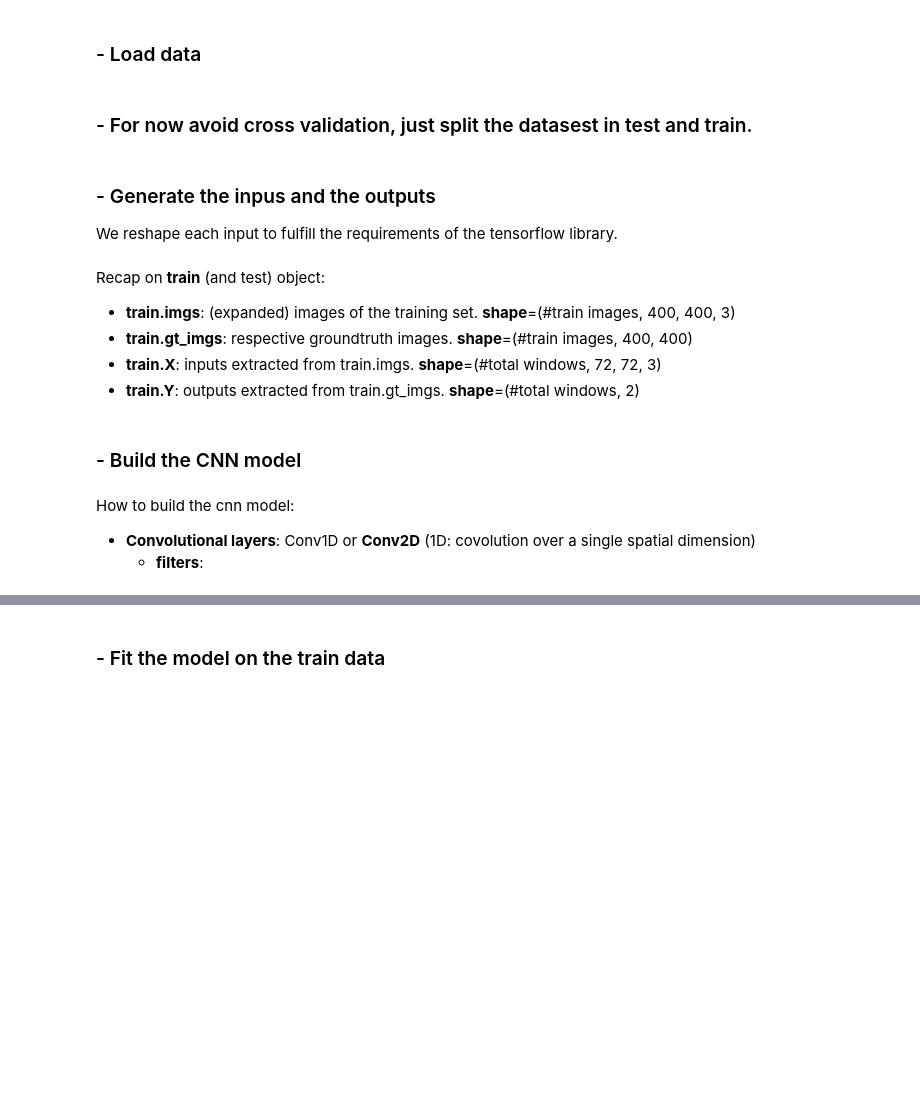
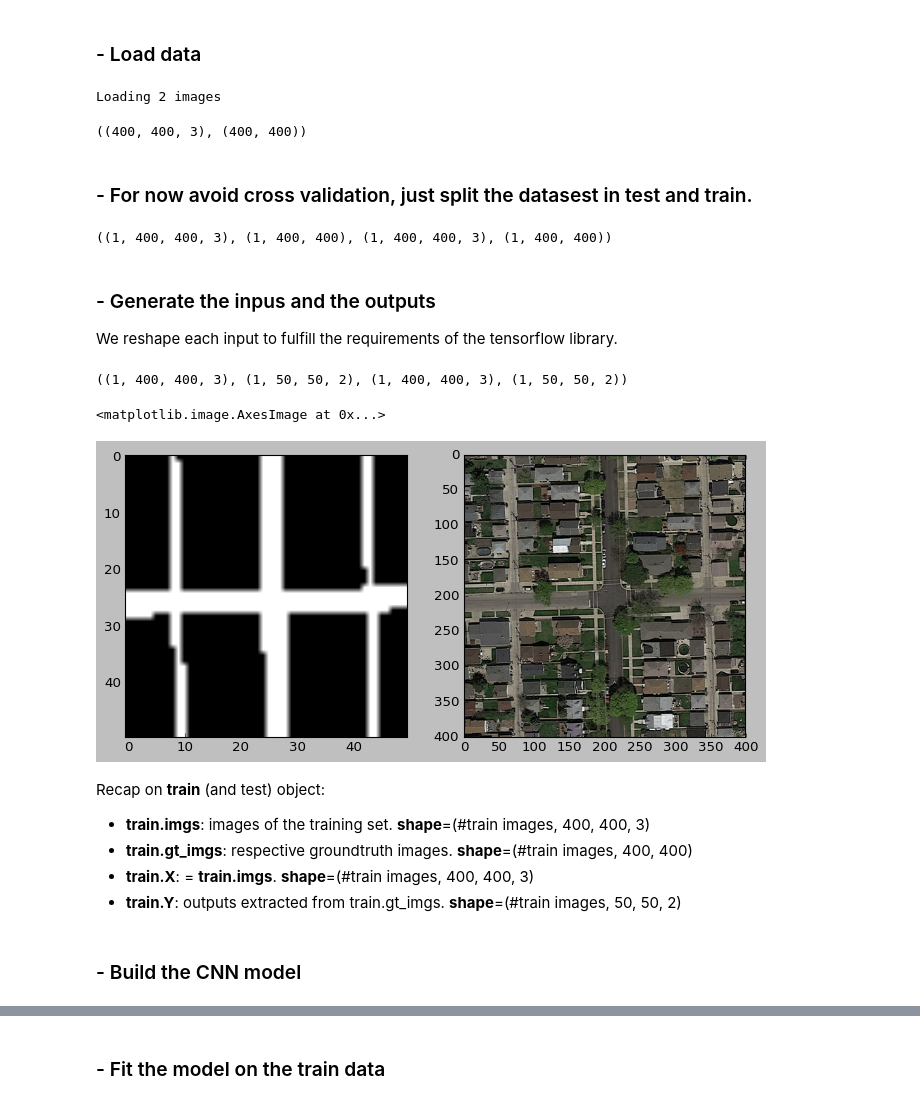
Before and after one commit to NiccoloSacchi/road-segmentation, a Jupyter notebook: scripts/segment_aerial_images_cnn_nic_2.ipynb, the cells around one changed output, grey strips where cells are left out. Saved outputs shown, nothing was run; the diff lists cells and outputs as text; code cells hidden in the pictures; blank space fills up the shorter version.

Commit message:
implemented cnn. todo: how to feed variable sized images?

```diff
--- a/scripts/segment_aerial_images_cnn_nic_2.ipynb
+++ b/scripts/segment_aerial_images_cnn_nic_2.ipynb
@@ -28,17 +33,22 @@ The goal here is to use the CNN to reduce the size of the input image to obtain
 ### - Load data
 # %%
 # Loaded a set of images
-n = 20
+n = 2
 
 imgs, gt_imgs = load_images(n)
 
 imgs[0].shape, gt_imgs[0].shape
+# %% [output]
+Loading 2 images
+((400, 400, 3), (400, 400))
 # %% [markdown]
 ### - For now avoid cross validation, just split the datasest in test and train.
 # %%
-train_ratio = 0.8
+train_ratio = 0.5
 train, test = split_train_test(imgs, gt_imgs, train_ratio=train_ratio, seed=1)
 train.imgs.shape, train.gt_imgs.shape, test.imgs.shape, test.gt_imgs.shape
+# %% [output]
+((1, 400, 400, 3), (1, 400, 400), (1, 400, 400, 3), (1, 400, 400))
 # %% [markdown]
 ### - Generate the inpus and the outputs
 We reshape each input to fulfill the requirements of the tensorflow library.
@@ -50,12 +55,15 @@ asd.shape
 # %%
 def gt_imgs_to_Y(gt_imgs, patch_width=8):
-    gt_matr = np.array([img_crop_matr(gt_img, patch_width) for gt_img in gt_imgs])
-    Y = np.zeros((gt_matr.shape[0], gt_matr.shape[1], gt_matr.shape[2])) # keep width and heigth but convert the patch to a class
-    for im in range(Y.shape[0]):
-        for i in range(Y.shape[1]):
-            for j in range(Y.shape[2]):
-                Y[im, i, j] = value_to_class(np.mean(gt_matr[im, i, j]))
-    return np_utils.to_categorical(Y, 2)
+    if len(gt_imgs>0):
+        gt_matr = np.array([img_crop_matr(gt_img, patch_width) for gt_img in gt_imgs])
+        Y = np.zeros((gt_matr.shape[0], gt_matr.shape[1], gt_matr.shape[2])) # keep width and heigth but convert the patch to a class
+        for im in range(Y.shape[0]):
+            for i in range(Y.shape[1]):
+                for j in range(Y.shape[2]):
+                    Y[im, i, j] = value_to_class(np.mean(gt_matr[im, i, j]))
+        return np_utils.to_categorical(Y, 2)
+#         return Y
+    return np.array(None)
 
 train.X = train.imgs
 train.Y = gt_imgs_to_Y(train.gt_imgs, 8)
@@ -63,15 +71,23 @@ train.Y = gt_imgs_to_Y(train.gt_imgs, 8)
 test.X = test.imgs
 test.Y = gt_imgs_to_Y(test.gt_imgs, 8)
 train.X.shape, train.Y.shape, test.X.shape, test.Y.shape
+# %% [output]
+((1, 400, 400, 3), (1, 50, 50, 2), (1, 400, 400, 3), (1, 50, 50, 2))
+# %%
+# check it makes sense
+i = 0
+fig, axs = plt.subplots(1, 2, figsize=(10, 5))
+# fig.set_figure(figsize=(20,10))
+axs[0].imshow(train.Y[i, :, :, 1], cmap='gray')
+axs[1].imshow(train.X[i, :, :])
+# %% [output]
+<matplotlib.image.AxesImage at 0x...>
+[figure, added]
 # %% [markdown]
 Recap on **train** (and test) object:
-- **train.imgs**: (expanded) images of the training set. **shape**=(#train images, 400, 400, 3)
+- **train.imgs**: images of the training set. **shape**=(#train images, 400, 400, 3)
 - **train.gt_imgs**: respective groundtruth images. **shape**=(#train images, 400, 400)
-- **train.X**: inputs extracted from train.imgs. **shape**=(#total windows, 72, 72, 3)
-- **train.Y**: outputs extracted from train.gt_imgs. **shape**=(#total windows, 2)
+- **train.X**: = **train.imgs**. **shape**=(#train images, 400, 400, 3)
+- **train.Y**: outputs extracted from train.gt_imgs. **shape**=(#train images, 50, 50, 2)
 # %% [markdown]
 ### - Build the CNN model
-# %% [markdown]
-How to build the cnn model:
-- **Convolutional layers**: Conv1D or **Conv2D** (1D: covolution over a single spatial dimension)
-    - **filters**:
```
Also changed, not shown: parts of 21 cells of this notebook, 5 other files.
